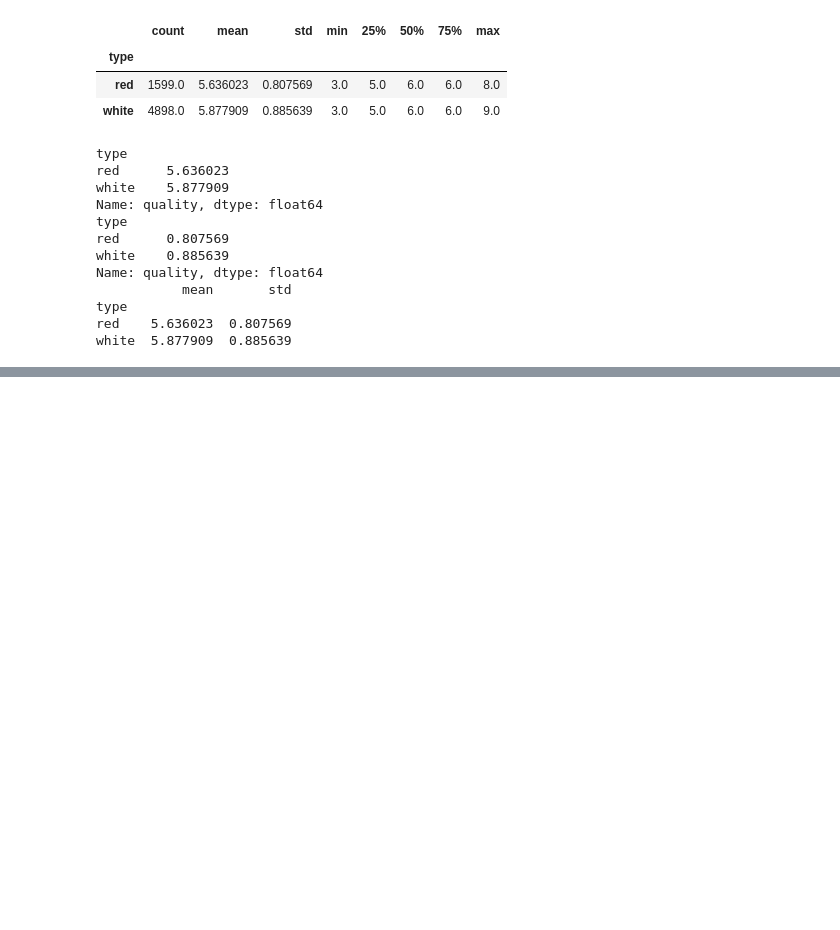
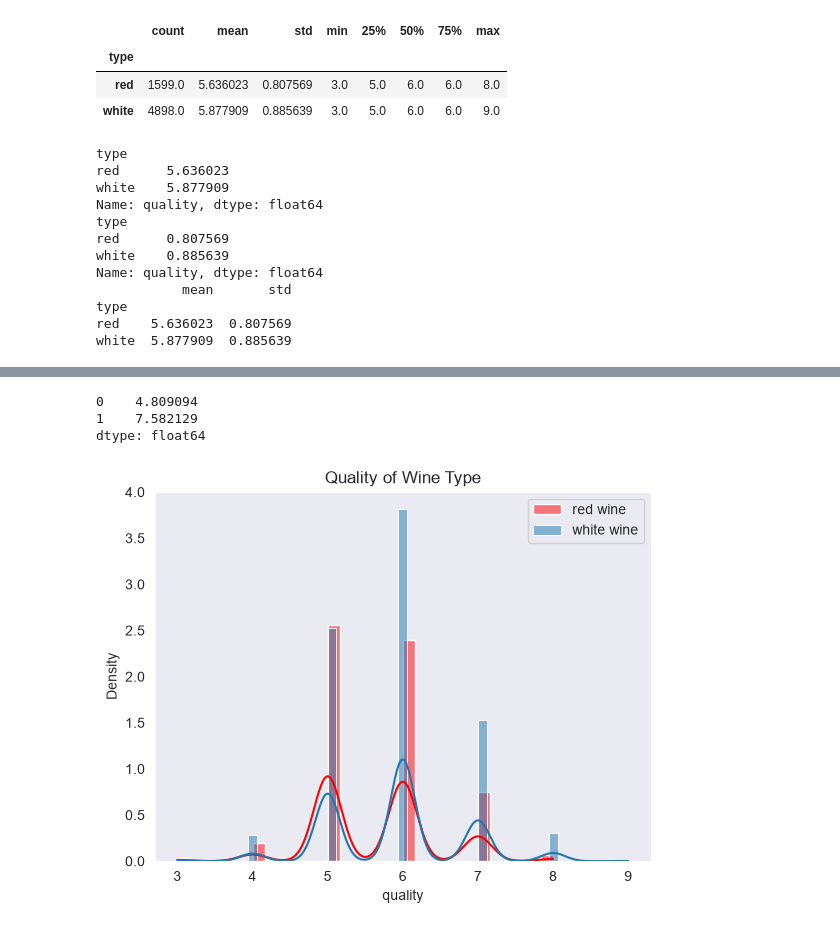
Before and after one commit to OrangeSummer278/aiffel, a Jupyter notebook: workplace/w2_10.23_description_statistics.ipynb, the cells around one changed output, grey strips where cells are left out. Cells and saved outputs as stored; diff of their text form; code cells hidden in the pictures; blank space fills up the shorter version.

```diff
--- a/workplace/w2_10.23_description_statistics.ipynb
+++ b/workplace/w2_10.23_description_statistics.ipynb
@@ -226,4 +214,15 @@ white  5.877909  0.885639
 # %%
 from scipy import stats
 from statsmodels.formula.api import ols,glm
+
+print(wine.columns)
+
+red_wine_quality = wine.loc[wine['type'] == 'red', 'quality']
+white_wine_quality = wine.loc[wine['type'] == 'white', 'quality']
+
+stats.ttest_ind(red_wine_quality, white_wine_quality, equal_var=False)
+
+Rformula = 'quality ~ fixed_acidity + volatile_acidity + citric_acid + residual_sugar + chlorides + free_sulfur_dioxide + total_sulfur_dioxide + density + pH + sulphates + alcohol'
+regression_result = ols(Rformula, data = wine).fit()
+regression_result.summary()
 # %% [output]
@@ -230,0 +265,35 @@ ModuleNotFoundError: No module named 'statsmodels'
+# %%
+sample1 = wine[wine.columns.difference(['quality', 'type'])]
+sample1 = sample1[0:5][:]
+sample1_predict = regression_result.predict(sample1)
+sample1_predict
+wine[0:5]['quality']
+
+data = {"fixed_acidity" : [8.5, 8.1], "volatile_acidity" : [0.8, 0.5],
+        "citric_acid" : [0.3, 0.4], "residual_sugar": [6.1, 5.8], "chlorides" : [0.055, 0.04],
+        "free_sulfur_dioxide" : [30.0, 31.0], "total_sulfur_dioxide" : [98.0, 99], "density" : [0.996, 0.91],
+        "pH" : [3.25, 3.01], "sulphates" : [0.4, 0.35], "alcohol" : [9.0, 0.88]}
+
+sample2 = pd.DataFrame(data, columns=sample1.columns)
+sample2
+
+sample2_predict = regression_result.predict(sample2)
+sample2_predict
+# %% [output]
+0    4.809094
+1    7.582129
+dtype: float64
+# %%
+import matplotlib.pyplot as plt
+import seaborn as sns
+sns.set_style('dark')
+sns.histplot(red_wine_quality, stat = 'density', kde = True, color = "red",
+             label = 'red wine')
+
+sns.histplot(white_wine_quality, stat = 'density', kde = True,
+             label = 'white wine')
+plt.title("Quality of Wine Type")
+plt.legend()
+plt.show()
+# %% [output]
+[figure, added]
```
Also changed, not shown: parts of 4 cells of this notebook.
